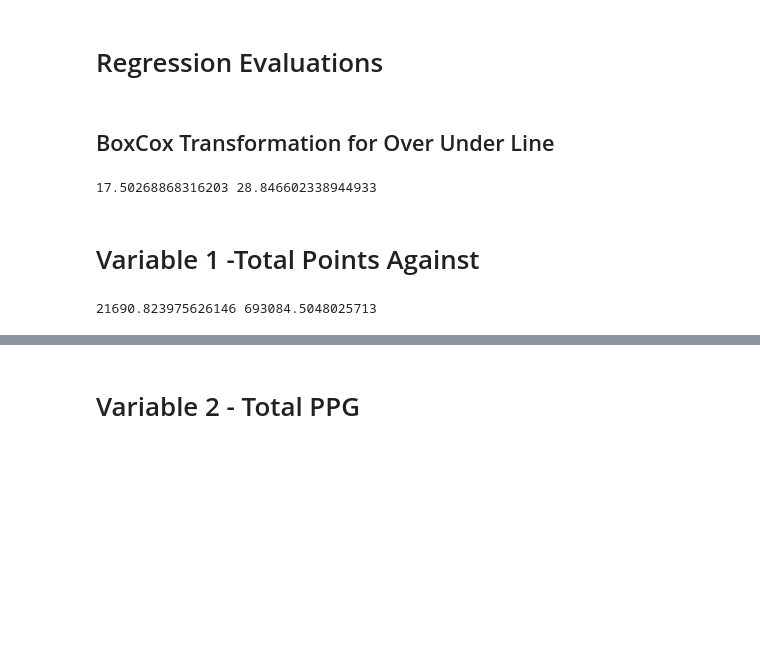
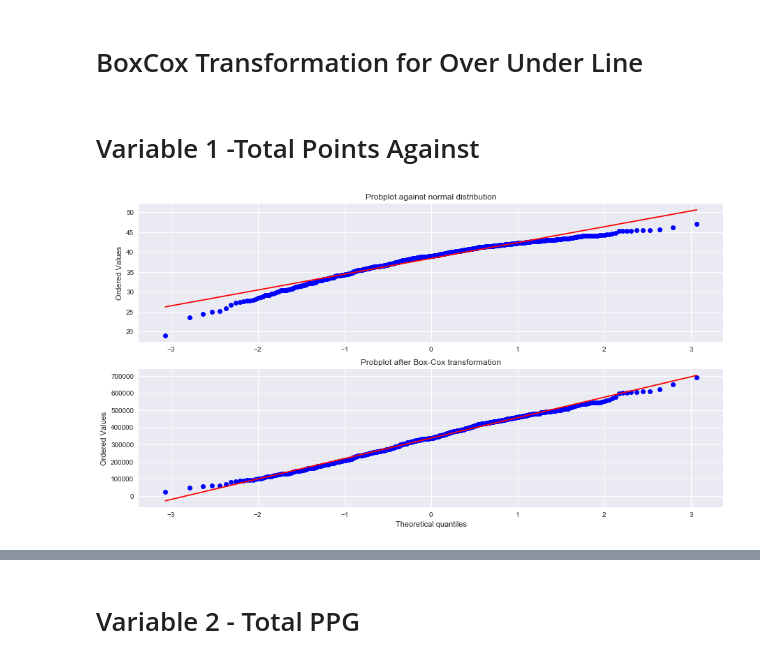
Before and after one commit to slieb74/NFL-Betting-Data, a Jupyter notebook: over_under-clusters.ipynb, the cells around one changed output, grey strips where cells are left out. Saved outputs shown, nothing was run; the diff lists cells and outputs as text; code cells hidden in the pictures; blank space fills up the shorter version.

```diff
--- a/over_under-clusters.ipynb
+++ b/over_under-clusters.ipynb
@@ -176,5 +231,3 @@ def log_log_regression(x, y, degree_range, xlim_min, xlim_max, ylim_min, ylim_ma
         yfit = poly_model.predict(xfit[:, np.newaxis])
         plt.plot(xfit, yfit, label = 'degree={}'.format(degree),linewidth=width)
     plt.legend(loc = 'best')
-# %% [markdown]
-# Regression Evaluations
@@ -257,21 +312,30 @@ def log_linear_regression_evaluation(target,X_list):
     sns.distplot(residuals)
     print('Log RMSE=' + str(log_rmse))
 # %% [markdown]
-## BoxCox Transformation for Over Under Line
+# BoxCox Transformation for Over Under Line
 # %%
 yt,max_lambda =boxcox(good_o_bad_d.over_under_line)
-yt,max_lambda
-print(min(yt),max(yt))
+#yt,max_lambda
+#print(min(yt),max(yt))
-# %% [output]
-17.50268868316203 28.846602338944933
 # %% [markdown]
 # Variable 1 -Total Points Against
 # %%
 xt1,x1_lam=boxcox(good_o_bad_d.total_points_against)
-xt1,x1_lam
-print(min(xt1),max(xt1))
+# xt1,x1_lam
+# print(min(xt1),max(xt1))
-# %% [output]
-21690.823975626146 693084.5048025713
+# %%
+fig = plt.figure(figsize=(15,8))
+ax1 = fig.add_subplot(211)
+prob = stats.probplot(good_o_bad_d.total_points_against, dist=stats.norm, plot=ax1)
+ax1.set_xlabel('')
+ax1.set_title('Probplot against normal distribution')
+
+ax2 = fig.add_subplot(212)
+prob = stats.probplot(xt1, dist=stats.norm, plot=ax2)
+ax2.set_title('Probplot after Box-Cox transformation')
+plt.show()
+# %% [output]
+[figure, added]
 # %%
 poly_regression(xt1, yt,[1,2,3], 21690,603084, 17,30)
 # %% [output]
```
Also changed, not shown: parts of 45 cells of this notebook, 3 other files.
